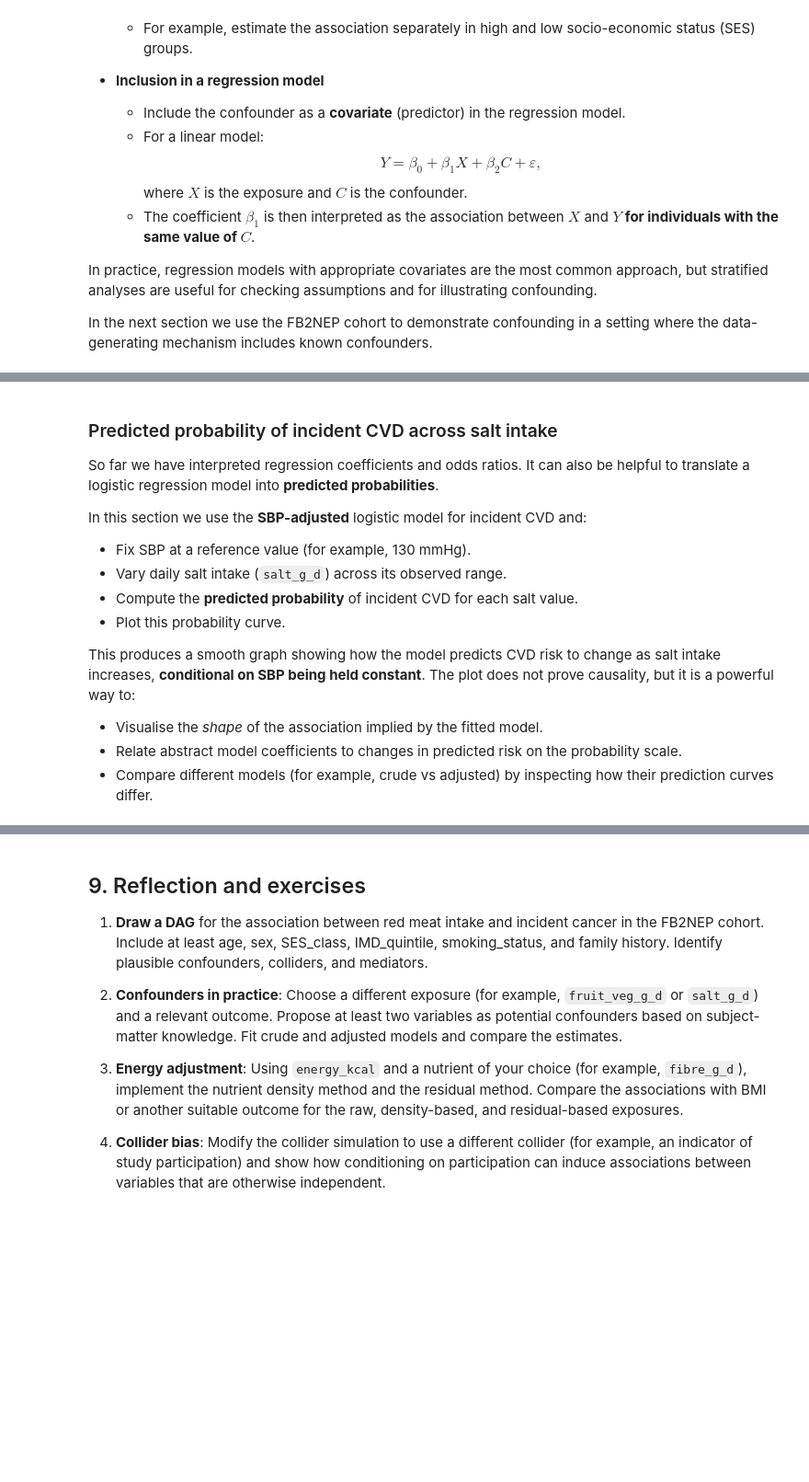
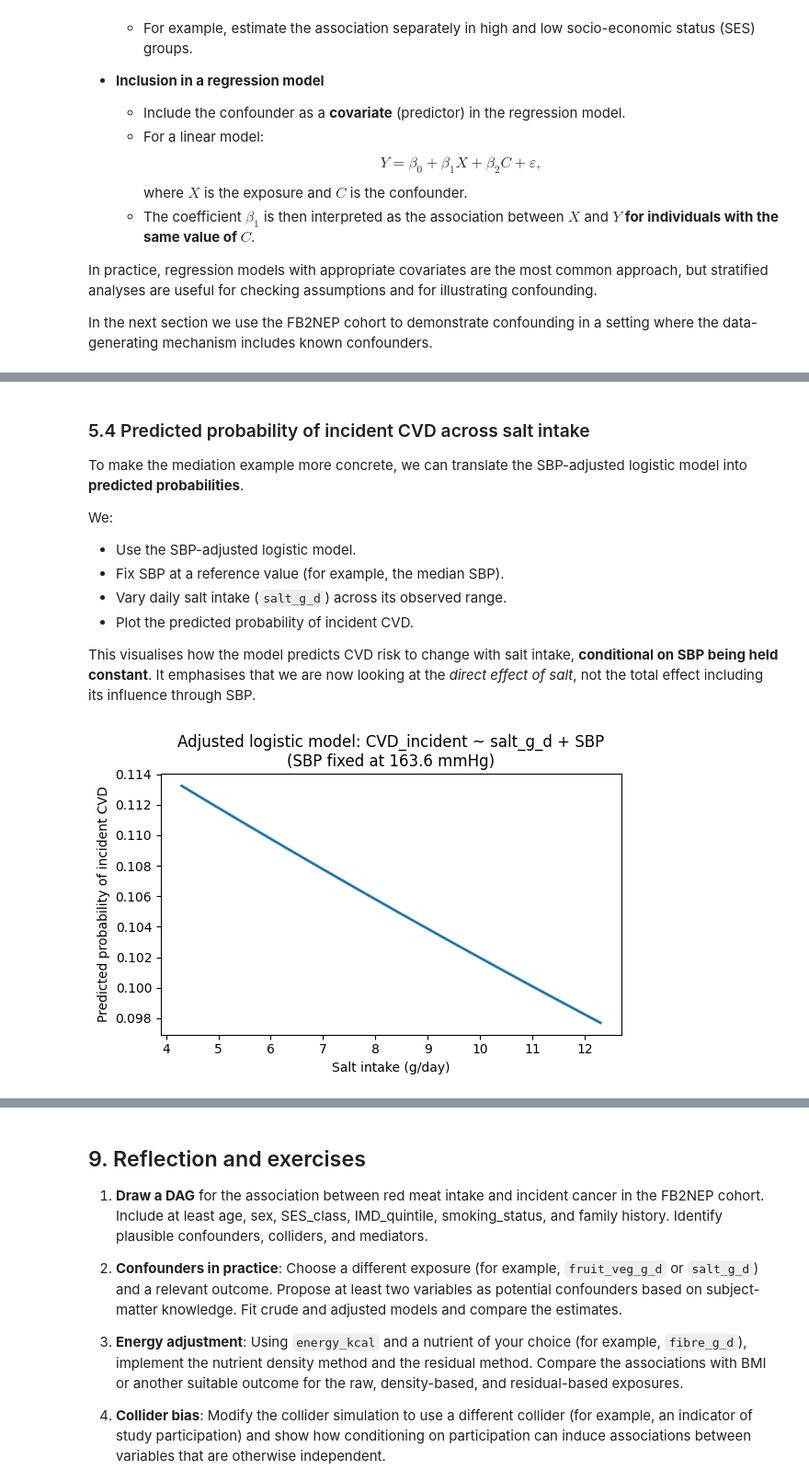
Before and after one commit to ggkuhnle/fb2nep-epi, a Jupyter notebook: notebooks/07_regression_modelling_02.ipynb, the cells around one changed output, grey strips where cells are left out. Shown at 92% size. Saved outputs shown, nothing was run; the diff lists cells and outputs as text; code cells hidden in the pictures; blank space fills up the shorter version.

```diff
--- a/notebooks/07_regression_modelling_02.ipynb
+++ b/notebooks/07_regression_modelling_02.ipynb
@@ -519,64 +698,52 @@ This complements the regression-based adjustment:
 # %% [markdown]
-### Predicted probability of incident CVD across salt intake
+### 5.4 Predicted probability of incident CVD across salt intake
 
-So far we have interpreted regression coefficients and odds ratios. It can also be
-helpful to translate a logistic regression model into **predicted probabilities**.
+To make the mediation example more concrete, we can translate the SBP-adjusted
+    logistic model into **predicted probabilities**.
 
-In this section we use the **SBP-adjusted** logistic model for incident CVD and:
+We:
 
-- Fix SBP at a reference value (for example, 130 mmHg).
+- Use the SBP-adjusted logistic model.
+- Fix SBP at a reference value (for example, the median SBP).
 - Vary daily salt intake (`salt_g_d`) across its observed range.
-- Compute the **predicted probability** of incident CVD for each salt value.
-- Plot this probability curve.
+- Plot the predicted probability of incident CVD.
 
-This produces a smooth graph showing how the model predicts CVD risk to change as
-salt intake increases, **conditional on SBP being held constant**. The plot does not
-prove causality, but it is a powerful way to:
-
-- Visualise the *shape* of the association implied by the fitted model.
-- Relate abstract model coefficients to changes in predicted risk on the probability
-  scale.
-- Compare different models (for example, crude vs adjusted) by inspecting how their
-  prediction curves differ.
+This visualises how the model predicts CVD risk to change with salt intake,
+**conditional on SBP being held constant**. It emphasises that we are now
+looking at the *direct effect of salt*, not the total effect including its
+    influence through SBP.
 # %%
-"""
-Predicted probability of incident CVD across salt intake.
+"""Predicted probability of incident CVD across salt intake (SBP fixed)."""
 
-We:
-
-- Use the SBP-adjusted logistic model.
-- Fix SBP at a reference value (for example, 130 mmHg).
-- Vary salt_g_d across its observed range.
-- Plot the predicted probability of CVD.
-
-This visualises the (conditional) effect of salt for a given SBP.
-"""
-
-
-# Choose a reference value for SBP (for example, median)
-sbp_ref = df_salt[COVARIATE_VAR].median()
+# Choose a reference value for SBP (for example, the median)
+sbp_ref = df_salt[MEDIATOR_SBP].median()
 
 # Construct a grid of salt values over the central range
 salt_grid = np.linspace(
-    df_salt[EXPOSURE_VAR].quantile(0.05),
-    df_salt[EXPOSURE_VAR].quantile(0.95),
+    df_salt[EXPOSURE_SALT].quantile(0.05),
+    df_salt[EXPOSURE_SALT].quantile(0.95),
     100
 )
 
-pred_df = pd.DataFrame({
-    EXPOSURE_VAR: salt_grid,
-    COVARIATE_VAR: sbp_ref,
+pred_df_salt = pd.DataFrame({
+    EXPOSURE_SALT: salt_grid,
+    MEDIATOR_SBP: sbp_ref,
 })
 
-pred_df["p_cvd"] = model_adj.predict(pred_df)
+pred_df_salt["p_cvd"] = m_salt_adj.predict(pred_df_salt)
 
 fig, ax = plt.subplots(figsize=(6, 4))
 
-ax.plot(pred_df[EXPOSURE_VAR], pred_df["p_cvd"], linewidth=2)
+ax.plot(pred_df_salt[EXPOSURE_SALT], pred_df_salt["p_cvd"], linewidth=2)
 
 ax.set_xlabel("Salt intake (g/day)")
 ax.set_ylabel("Predicted probability of incident CVD")
-ax.set_title(f"Adjusted logistic model: CVD_incident ~ salt_g_d + SBP\n(SBP fixed at {sbp_ref:.1f} mmHg)")
+ax.set_title(
+    "Adjusted logistic model: CVD_incident ~ salt_g_d + SBP\n"
+    f"(SBP fixed at {sbp_ref:.1f} mmHg)"
+)
 
 plt.tight_layout()
 plt.show()
+# %% [output]
+[figure, added]
```
Also changed, not shown: parts of 27 cells of this notebook, 9 other files.
